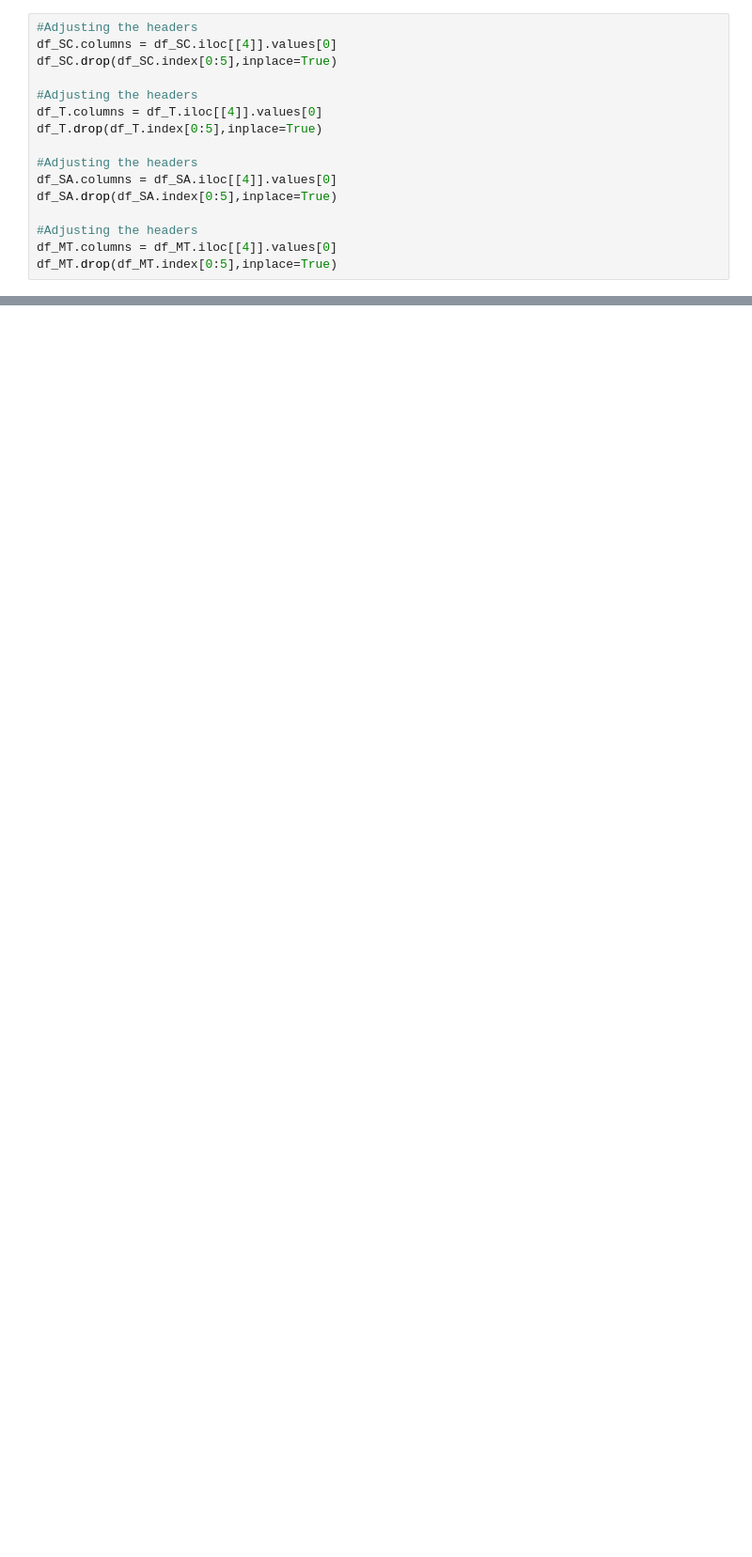
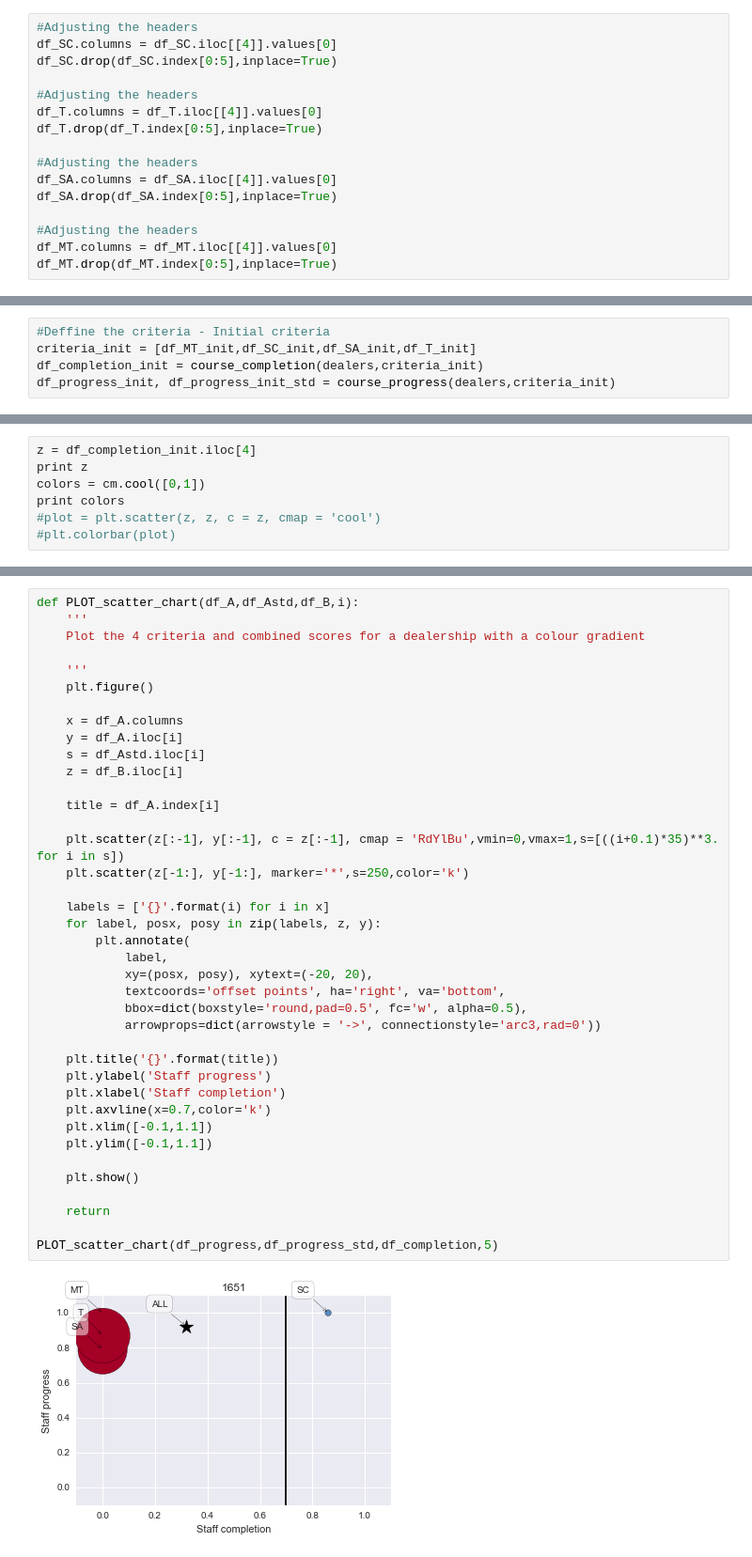
Before and after one commit to DJRumble/WestWay, a Jupyter notebook: Exploration.ipynb, the cells around one changed output, grey strips where cells are left out. Shown at 94% size. Cells and saved outputs as stored; diff of their text form; blank space fills up the shorter version.

```diff
--- a/Exploration.ipynb
+++ b/Exploration.ipynb
@@ -231,0 +273,5 @@ df_completion2
+# %%
+#Deffine the criteria - Initial criteria
+criteria_init = [df_MT_init,df_SC_init,df_SA_init,df_T_init]
+df_completion_init = course_completion(dealers,criteria_init)
+df_progress_init, df_progress_init_std = course_progress(dealers,criteria_init)
@@ -231,0 +335,7 @@ df_completion2
+# %%
+z = df_completion_init.iloc[4]
+print z
+colors = cm.cool([0,1])
+print colors
+#plot = plt.scatter(z, z, c = z, cmap = 'cool')
+#plt.colorbar(plot)
@@ -231,0 +351,41 @@ df_completion2
+# %%
+def PLOT_scatter_chart(df_A,df_Astd,df_B,i):
+    '''
+    Plot the 4 criteria and combined scores for a dealership with a colour gradient
+
+    '''
+    plt.figure()
+
+    x = df_A.columns
+    y = df_A.iloc[i]
+    s = df_Astd.iloc[i]
+    z = df_B.iloc[i]
+
+    title = df_A.index[i]
+
+    plt.scatter(z[:-1], y[:-1], c = z[:-1], cmap = 'RdYlBu',vmin=0,vmax=1,s=[((i+0.1)*35)**3. for i in s])
+    plt.scatter(z[-1:], y[-1:], marker='*',s=250,color='k')
+
+    labels = ['{}'.format(i) for i in x]
+    for label, posx, posy in zip(labels, z, y):
+        plt.annotate(
+            label,
+            xy=(posx, posy), xytext=(-20, 20),
+            textcoords='offset points', ha='right', va='bottom',
+            bbox=dict(boxstyle='round,pad=0.5', fc='w', alpha=0.5),
+            arrowprops=dict(arrowstyle = '->', connectionstyle='arc3,rad=0'))
+
+    plt.title('{}'.format(title))
+    plt.ylabel('Staff progress')
+    plt.xlabel('Staff completion')
+    plt.axvline(x=0.7,color='k')
+    plt.xlim([-0.1,1.1])
+    plt.ylim([-0.1,1.1])
+
+    plt.show()
+
+    return
+
+PLOT_scatter_chart(df_progress,df_progress_std,df_completion,5)
+# %% [output]
+[figure, added]
```
Also changed, not shown: parts of 31 cells of this notebook.
